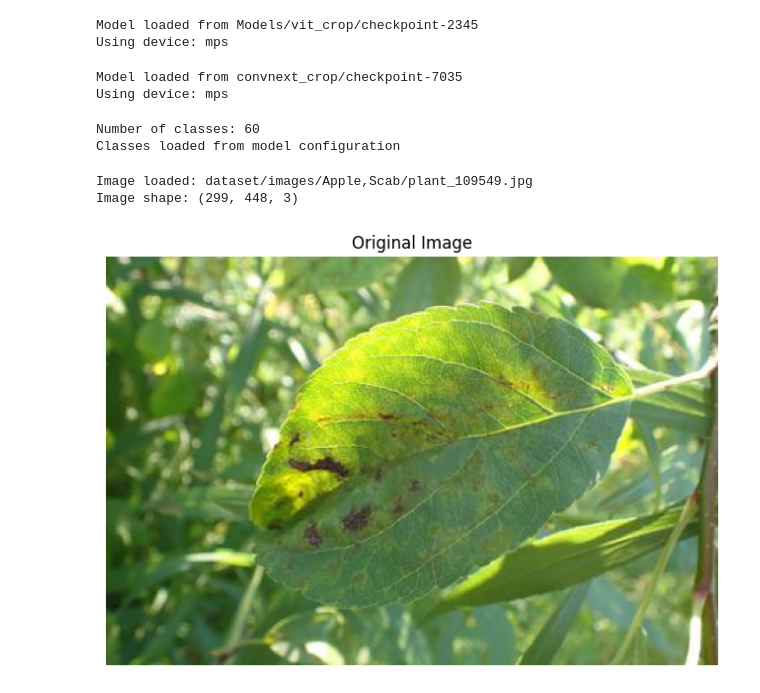
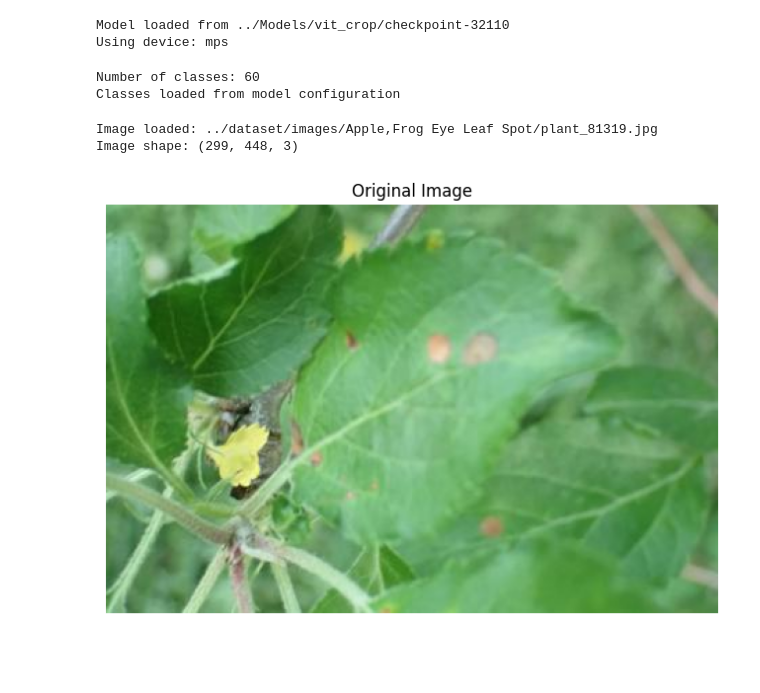
Before and after one commit to Armaan457/AgriVerse, a Jupyter notebook: XAI/lime_vit.ipynb, the cells around one changed output. Cells and saved outputs as stored; diff of their text form; code cells hidden in the pictures; blank space fills up the shorter version.

```diff
--- a/XAI/lime_vit.ipynb
+++ b/XAI/lime_vit.ipynb
@@ -3,7 +3,7 @@ from transformers import ViTForImageClassification, ViTImageProcessor
 from PIL import Image
 import torch
 
-CHECKPOINT_PATH = "Models/vit_crop/checkpoint-2345"
+CHECKPOINT_PATH = "../Models/vit_crop/checkpoint-32110"
 
 inference_model = ViTForImageClassification.from_pretrained(CHECKPOINT_PATH)
 inference_processor = ViTImageProcessor.from_pretrained(CHECKPOINT_PATH)
@@ -15,27 +15,8 @@ inference_model.eval()
 print(f"Model loaded from {CHECKPOINT_PATH}")
 print(f"Using device: {device}")
 # %% [output]
-Model loaded from Models/vit_crop/checkpoint-2345
+Model loaded from ../Models/vit_crop/checkpoint-32110
 Using device: mps
-# %%
-from transformers import ConvNextForImageClassification, ConvNextImageProcessor
-from PIL import Image
-import torch
-
-CHECKPOINT_PATH = "convnext_crop/checkpoint-7035"
-
-inference_model = ConvNextForImageClassification.from_pretrained(CHECKPOINT_PATH)
-inference_processor = ConvNextImageProcessor.from_pretrained(CHECKPOINT_PATH)
-
-device = torch.device("mps" if torch.backends.mps.is_available() else "cpu")
-inference_model = inference_model.to(device)
-inference_model.eval()
-
-print(f"Model loaded from {CHECKPOINT_PATH}")
-print(f"Using device: {device}")
-# %% [output]
-Model loaded from convnext_crop/checkpoint-7035
-Using device: mps
 # %%
 import numpy as np
 import matplotlib.pyplot as plt
@@ -67,22 +48,22 @@ def predict_fn(images):
 
     return probs.cpu().numpy()
 # %%
-IMAGE_PATH = "dataset/images/Apple,Scab/plant_109549.jpg"
+IMAGE_PATH = "../dataset/images/Apple,Frog Eye Leaf Spot/plant_81319.jpg"
 image = Image.open(IMAGE_PATH).convert('RGB')
 img_array = np.array(image)
 
 print(f"Image loaded: {IMAGE_PATH}")
 print(f"Image shape: {img_array.shape}")
 
 plt.figure(figsize=(8, 6))
 plt.imshow(image)
 plt.title("Original Image")
 plt.axis('off')
 plt.show()
 # %% [output]
-Image loaded: dataset/images/Apple,Scab/plant_109549.jpg
+Image loaded: ../dataset/images/Apple,Frog Eye Leaf Spot/plant_81319.jpg
 Image shape: (299, 448, 3)
-[figure, old version]
+[figure, new version]
 # %%
 inputs = inference_processor(images=image, return_tensors="pt")
 inputs = {k: v.to(device) for k, v in inputs.items()}
```
Also changed, not shown: parts of 2 cells of this notebook, 3 other files.
